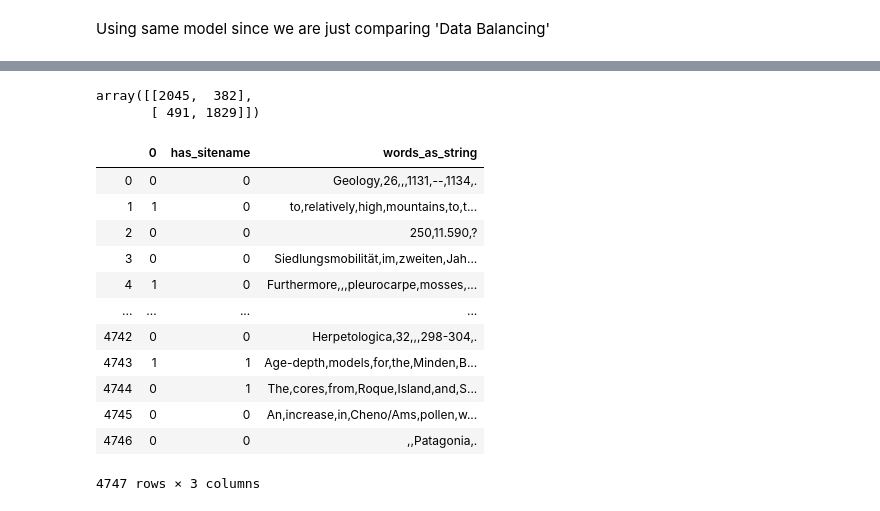
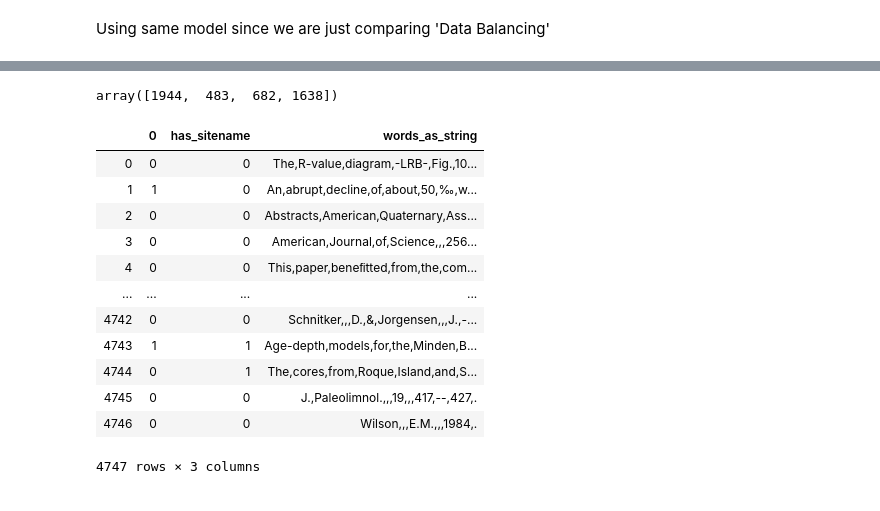
Before and after one commit to throughput-ec/UnacquiredSites, a Jupyter notebook: Modelling_Sitenames.ipynb, the cells around one changed output, grey strips where cells are left out. Drawn from its saved outputs; the diff is of its cells as text; code cells hidden in the pictures.

```diff
--- a/Modelling_Sitenames.ipynb
+++ b/Modelling_Sitenames.ipynb
@@ -183,5 +188,5 @@ max_depth_df
 # %%
-clf = DecisionTreeClassifier(min_samples_split = 20, max_depth = 100)
+clf = DecisionTreeClassifier(min_samples_split = 20, max_depth = 140)
 # %%
 clf.fit(X_train, y_train)
 # %% [output]
@@ -282,6 +305,7 @@ data_train, data_test = train_test_split(data, test_size = 0.20, random_state =
 # This model can add stopwords, punctuation, etc.
 # For now, use all words.
 vec = CountVectorizer(min_df=2,
+                      stop_words= stop_words,
                       tokenizer=nltk.word_tokenize)
 
 # Fit and transform training
@@ -344,37 +368,36 @@ importances.sort_values(by='Gini-importance', ascending = False)[:15]
 15 rows × 1 columns
 # %%
 y_pred = clf.predict(X_test)
-confusion_matrix(y_test, y_pred)
+confusion_matrix(y_test, y_pred).ravel()
 # %% [output]
-array([[2045,  382],
-       [ 491, 1829]])
+array([1944,  483,  682, 1638])
 # %%
-guessed_label = pd.DataFrame(Y_pred)
+guessed_label = pd.DataFrame(y_pred)
 actual_label = pd.DataFrame(y_test)
 actual_label = actual_label.reset_index()
 # %%
 original_sentence = pd.DataFrame(data_test['words_as_string'])
 original_sentence = original_sentence .reset_index()
 # %%
-comparison_df_sm = guessed_label.join(actual_label)
-comparison_df_sm = comparison_df_sm.drop(columns=['index'])
+site_comparison_df_sm = guessed_label.join(actual_label)
+site_comparison_df_sm = site_comparison_df_sm.drop(columns=['index'])
 # %%
-comparison_df_sm = comparison_df_sm.join(original_sentence)
-comparison_df_sm = comparison_df_sm.drop(columns=['index'])
-comparison_df_sm
+site_comparison_df_sm = site_comparison_df_sm.join(original_sentence)
+site_comparison_df_sm = site_comparison_df_sm.drop(columns=['index'])
+site_comparison_df_sm
 # %% [output]
 |  | 0 | has_sitename | words_as_string |
-| 0 | 0 | 0 | Geology,26,,,1131,--,1134,. |
-| 1 | 1 | 0 | to,relatively,high,mountains,to,t... |
-| 2 | 0 | 0 | 250,11.590,? |
-| 3 | 0 | 0 | Siedlungsmobilität,im,zweiten,Jah... |
-| 4 | 1 | 0 | Furthermore,,,pleurocarpe,mosses,... |
+| 0 | 0 | 0 | The,R-value,diagram,-LRB-,Fig.,10... |
+| 1 | 1 | 0 | An,abrupt,decline,of,about,50,‰,w... |
+| 2 | 0 | 0 | Abstracts,American,Quaternary,Ass... |
+| 3 | 0 | 0 | American,Journal,of,Science,,,256... |
+| 4 | 0 | 0 | This,paper,beneﬁtted,from,the,com... |
 | ... | ... | ... | ... |
-| 4742 | 0 | 0 | Herpetologica,32,,,298-304,. |
+| 4742 | 0 | 0 | Schnitker,,,D.,&,Jorgensen,,,J.,-... |
 | 4743 | 1 | 1 | Age-depth,models,for,the,Minden,B... |
 | 4744 | 0 | 1 | The,cores,from,Roque,Island,and,S... |
-| 4745 | 0 | 0 | An,increase,in,Cheno/Ams,pollen,w... |
-| 4746 | 0 | 0 | ,,Patagonia,. |
+| 4745 | 0 | 0 | J.,Paleolimnol.,,,19,,,417,--,427,. |
+| 4746 | 0 | 0 | Wilson,,,E.M.,,,1984,. |
 4747 rows × 3 columns
 # %%
 import os
```
Also changed, not shown: parts of 19 cells of this notebook, 1 other file.
